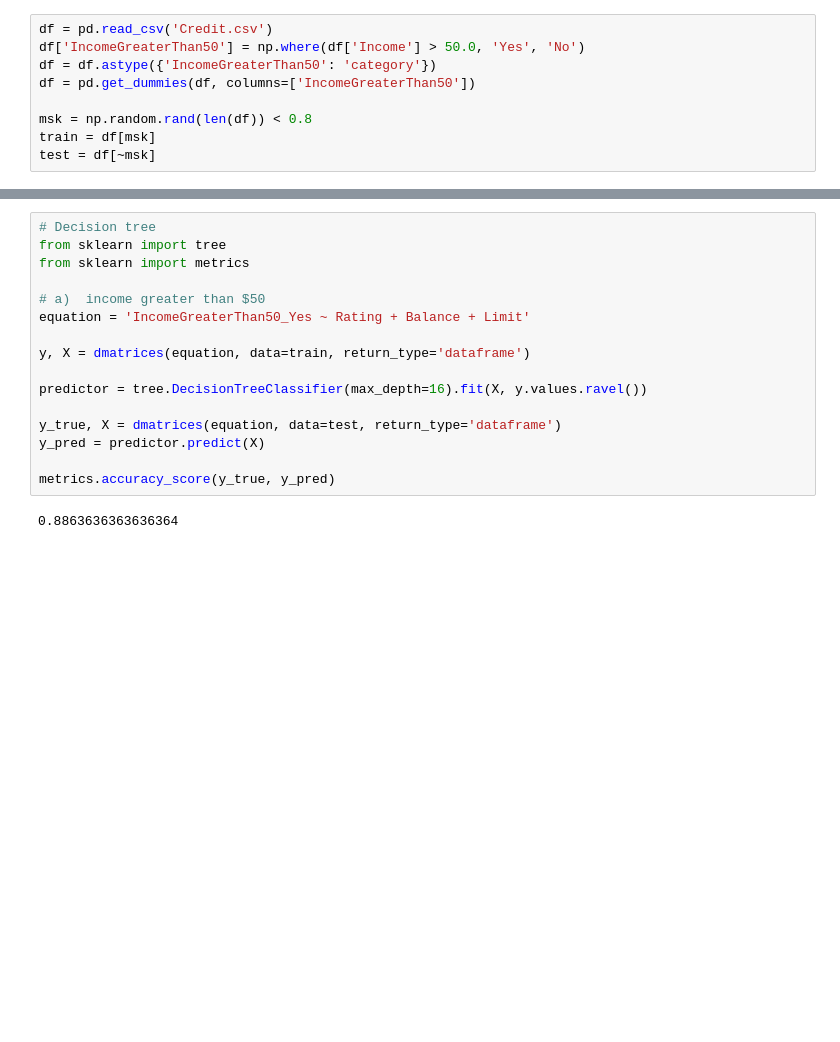
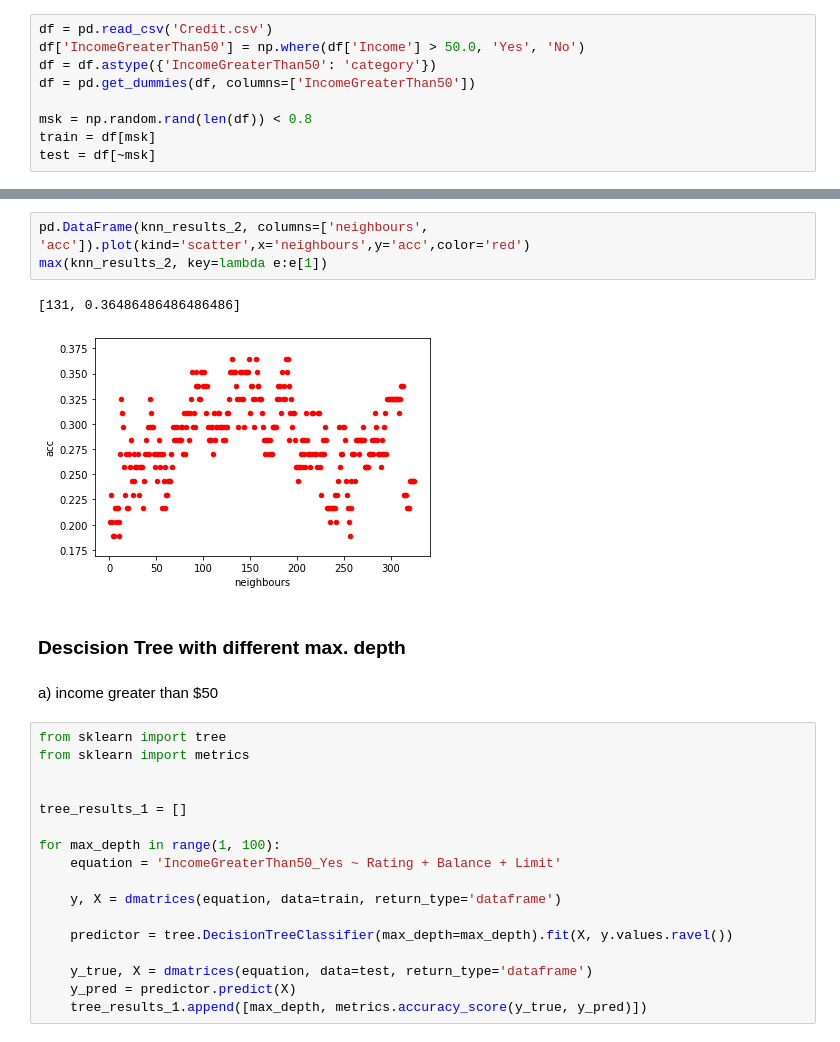
Before and after one commit to piotrszyma/studies-data-mining, a Jupyter notebook: 004-classification/excercise-13.ipynb, the cells around one changed output, grey strips where cells are left out. Drawn from its saved outputs; the diff is of its cells as text; blank space fills up the shorter version.

```diff
--- a/004-classification/excercise-13.ipynb
+++ b/004-classification/excercise-13.ipynb
@@ -56,18 +72,27 @@ metrics.accuracy_score(y_true, y_pred)
+# %%
+pd.DataFrame(knn_results_2, columns=['neighbours', 'acc']).plot(kind='scatter',x='neighbours',y='acc',color='red')
+max(knn_results_2, key=lambda e:e[1])
+# %% [output]
+[131, 0.36486486486486486]
+[figure, added]
+# %% [markdown]
+### Descision Tree with different max. depth
+# %% [markdown]
+a) income greater than $50
 # %%
-# Decision tree
 from sklearn import tree
 from sklearn import metrics
 
-# a)  income greater than $50
-equation = 'IncomeGreaterThan50_Yes ~ Rating + Balance + Limit'
 
-y, X = dmatrices(equation, data=train, return_type='dataframe')
+tree_results_1 = []
 
-predictor = tree.DecisionTreeClassifier(max_depth=16).fit(X, y.values.ravel())
+for max_depth in range(1, 100):
+    equation = 'IncomeGreaterThan50_Yes ~ Rating + Balance + Limit'
 
-y_true, X = dmatrices(equation, data=test, return_type='dataframe')
-y_pred = predictor.predict(X)
+    y, X = dmatrices(equation, data=train, return_type='dataframe')
 
-metrics.accuracy_score(y_true, y_pred)
+    predictor = tree.DecisionTreeClassifier(max_depth=max_depth).fit(X, y.values.ravel())
+
+    y_true, X = dmatrices(equation, data=test, return_type='dataframe')
+    y_pred = predictor.predict(X)
+    tree_results_1.append([max_depth, metrics.accuracy_score(y_true, y_pred)])
-# %% [output]
-0.8863636363636364
```
Also changed, not shown: parts of 11 cells of this notebook, 1 other file.
